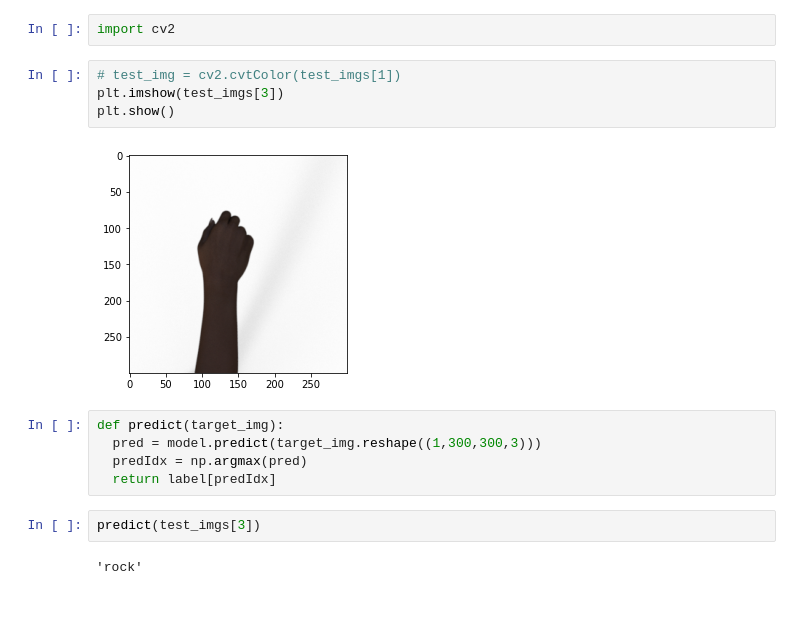
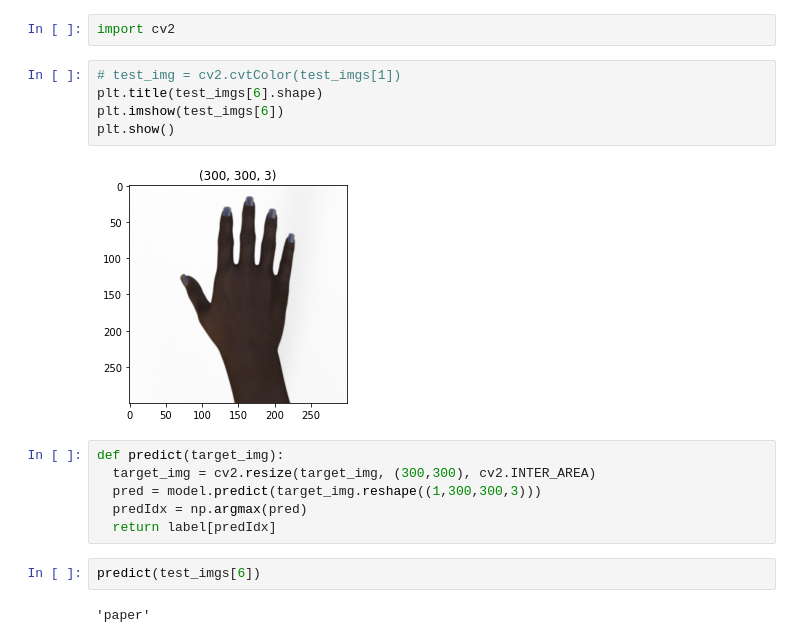
Before and after one commit to qkrcks0/kaggle_rock_scissor_paper, a Jupyter notebook: kaggle_rock_scissor_paper.ipynb, the cells around one changed output. Cells and saved outputs as stored; diff of their text form; blank space fills up the shorter version.

```diff
--- a/kaggle_rock_scissor_paper.ipynb
+++ b/kaggle_rock_scissor_paper.ipynb
@@ -139,16 +152,18 @@ test_imgs[0].shape
 import cv2
 # %%
 # test_img = cv2.cvtColor(test_imgs[1])
-plt.imshow(test_imgs[3])
+plt.title(test_imgs[6].shape)
+plt.imshow(test_imgs[6])
 plt.show()
 # %% [output]
-[figure, old version]
+[figure, new version]
 # %%
 def predict(target_img):
+  target_img = cv2.resize(target_img, (300,300), cv2.INTER_AREA)
   pred = model.predict(target_img.reshape((1,300,300,3)))
   predIdx = np.argmax(pred)
   return label[predIdx]
 # %%
-predict(test_imgs[3])
+predict(test_imgs[6])
 # %% [output]
-'rock'
+'paper'
```
Also changed, not shown: parts of 3 cells of this notebook.
